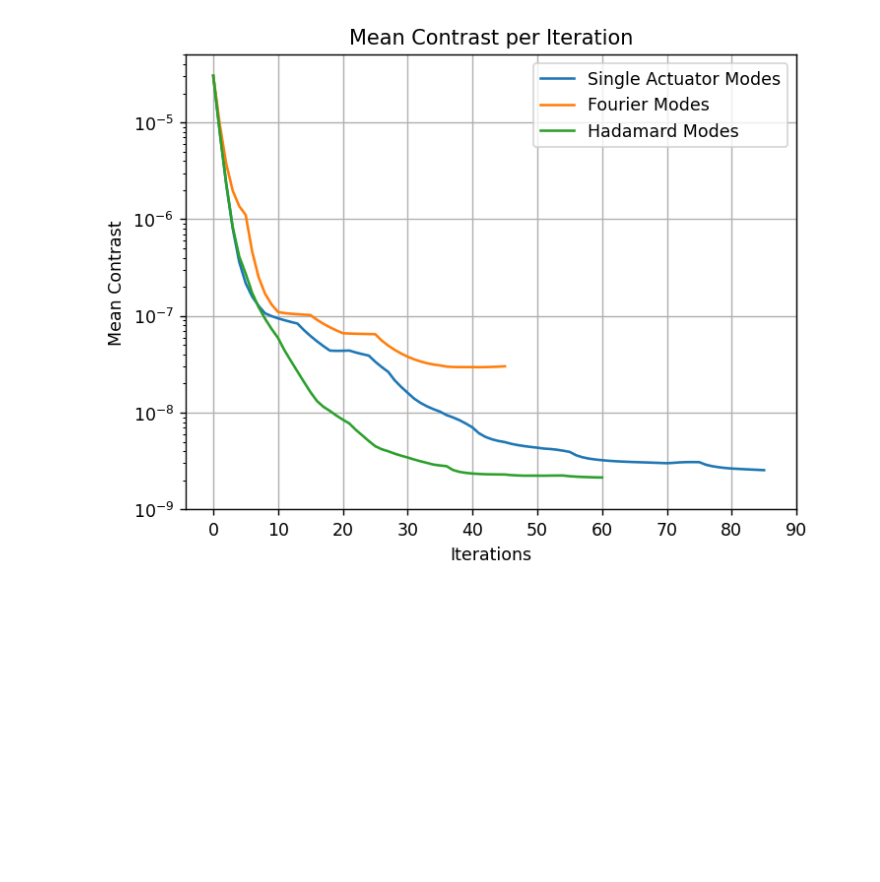
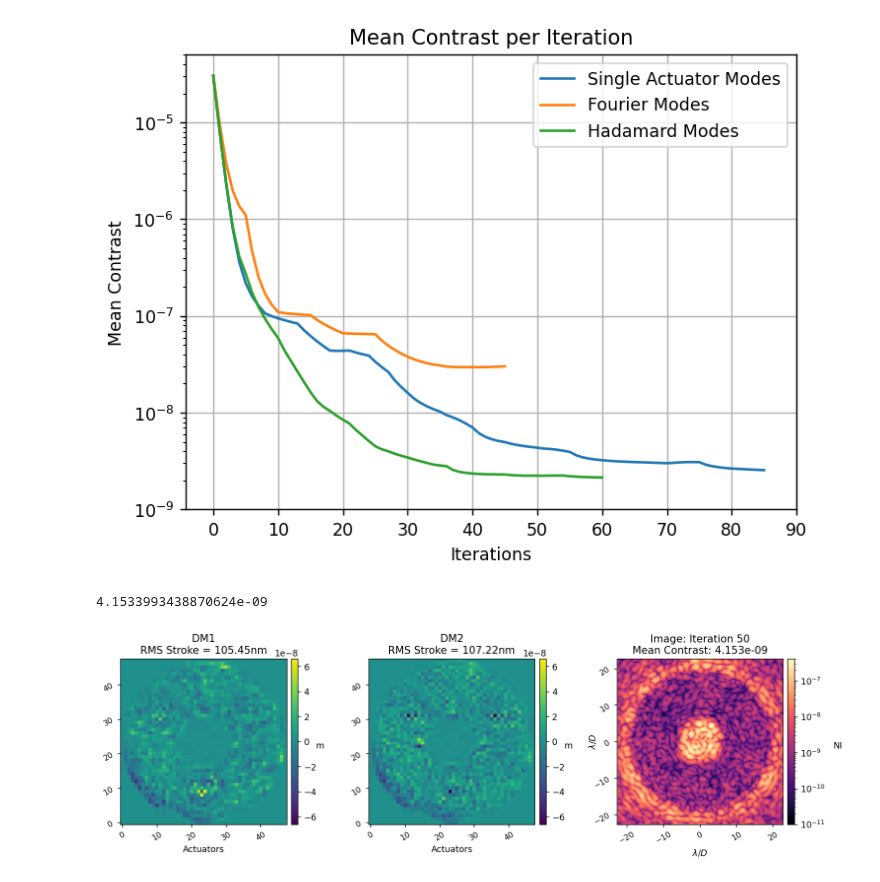
Before and after one commit to kian1377/roman-cgi-iefc, a Jupyter notebook: iefc_2dm_825_plots.ipynb, the cells around one changed output. Cells and saved outputs as stored; diff of their text form; code cells hidden in the pictures; blank space fills up the shorter version.

Commit message:
more figure refinement

```diff
--- a/iefc_2dm_825_plots.ipynb
+++ b/iefc_2dm_825_plots.ipynb
@@ -248,0 +253,35 @@ plt.savefig('contrast_per_iteration.pdf', format='pdf', bbox_inches="tight")
+# %%
+date = 20230925
+date = 20231016
+dm1s = fits.getdata(response_dir/f'spc_wfov_825_perturbed_had_dm1_commands_{date}.fits')
+dm2s = fits.getdata(response_dir/f'spc_wfov_825_perturbed_had_dm2_commands_{date}.fits')
+ims = fits.getdata(response_dir/f'spc_wfov_825_perturbed_had_images_{date}.fits')
+
+perturbed_contrast = np.mean(ims[:,ensure_np_array(control_mask)], axis=1)
+
+i = np.argmin(perturbed_contrast)
+print(perturbed_contrast[i])
+
+dm_max = np.max(np.abs(np.concatenate([dm1s[i], dm2s[i]])))
+dm1_rms = np.sqrt(np.mean(dm1s[i][mode.dm_mask.astype(bool)]**2))*1e9
+dm2_rms = np.sqrt(np.mean(dm2s[i][mode.dm_mask.astype(bool)]**2))*1e9
+dm1_p2v = (np.max(dm1s[i]) - np.min(dm1s[i]))*1e9
+dm2_p2v = (np.max(dm2s[i]) - np.min(dm2s[i]))*1e9
+fig, ax = imshow3(dm1s[i], dm2s[i], ims[i],
+        f'DM1\nRMS Stroke = {dm1_p2v:.2f}nm',
+        f'DM2\nRMS Stroke = {dm2_p2v:.2f}nm',
+        f'Image: Iteration {i}\nMean Contrast: {perturbed_contrast[i]:.3e}',
+        cmap1='viridis', cmap2='viridis',
+        cbar1_label='m', cbar2_label='m', cbar3_label='NI',
+        xlabel1='Actuators', xlabel2='Actuators', xlabel3='$\lambda/D$',
+        pxscl3=mode.psf_pixelscale_lamD,
+        vmin1=-dm_max, vmax1=dm_max, vmin2=-dm_max, vmax2=dm_max,
+        lognorm3=True, vmin3=1e-11,
+        wspace=0.4,
+        display_fig=False, return_fig=True)
+ax[2].set_ylabel('$\lambda/D$', labelpad=-5)
+fig.savefig('perturbed_best_image.pdf', format='pdf', bbox_inches="tight")
+display(fig)
+# %% [output]
+4.1533993438870624e-09
+[figure, added]
```
Also changed, not shown: parts of 2 cells of this notebook, 2 other files.
